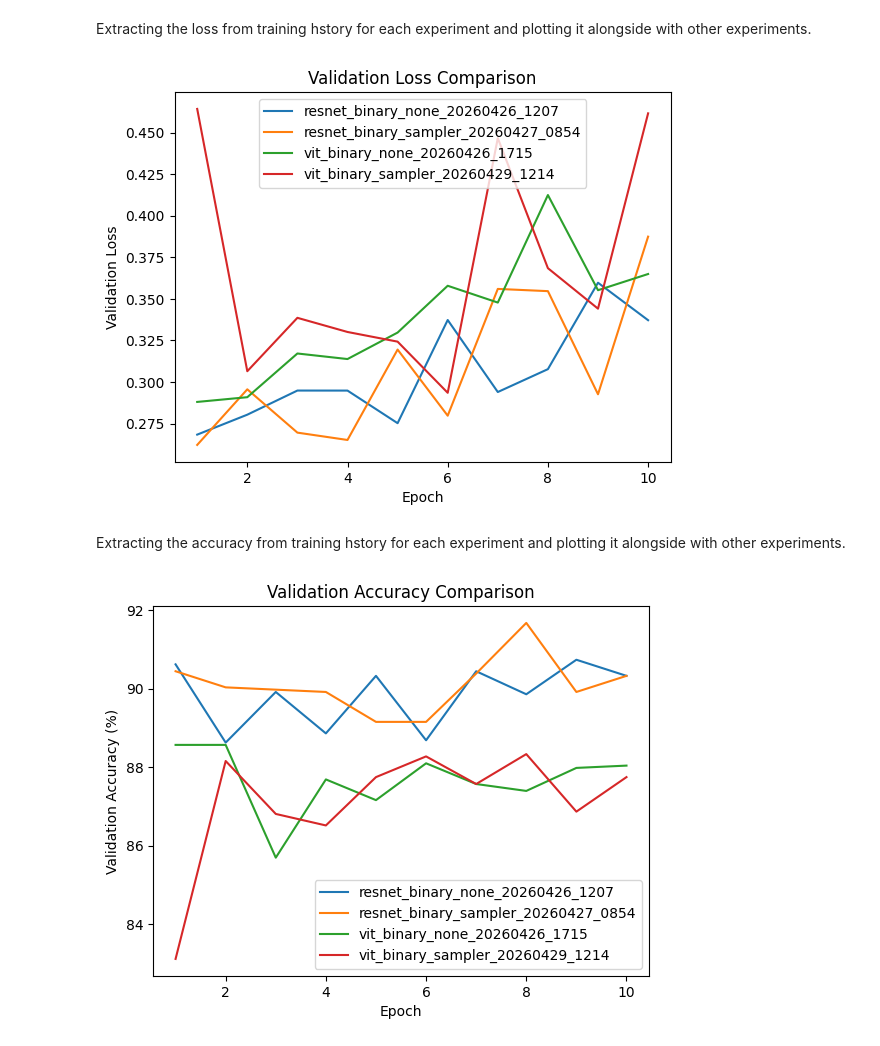
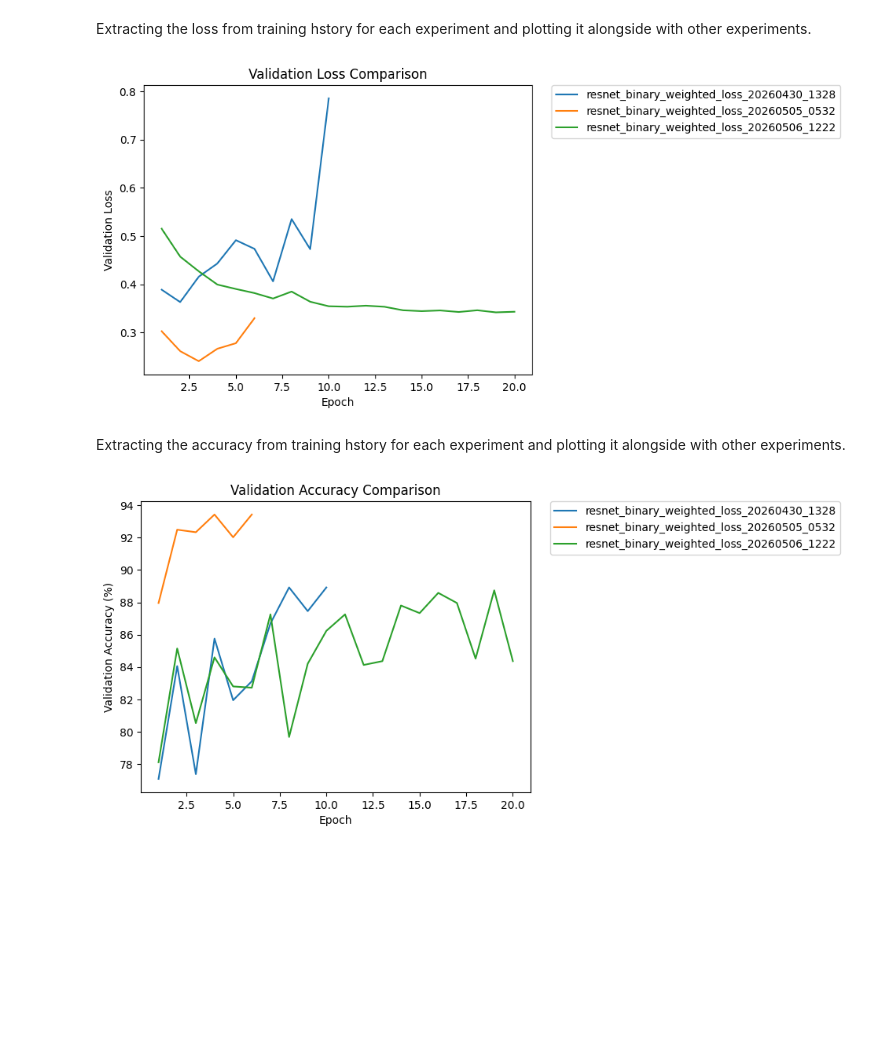
Before and after one commit to ZubikLena/accidental-renaissance-thesis, a Jupyter notebook: notebooks/Training Analysis.ipynb, the cells around one changed output. Drawn from its saved outputs; the diff is of its cells as text; code cells hidden in the pictures; blank space fills up the shorter version.

Commit message:
resnet training

```diff
--- a/notebooks/Training Analysis.ipynb
+++ b/notebooks/Training Analysis.ipynb
@@ -16,0 +214,29 @@ import pandas as pd
+# %%
+# Detailed per-model analysis for each test split
+for exp_name, models_results in test_results.items():
+    for model_name, result in models_results.items():
+        preds = result["predictions"]
+        labels = result["labels"]
+        num_classes = result["num_classes"]
+
+        print(f"\n{'='*60}")
+        print(f"Test Split: {exp_name} | Model: {model_name.upper()}")
+        print(f"{'='*60}")
+
+        # Classification report
+        class_names = [str(i) for i in range(num_classes)]
+        print(f"\nAccuracy: {accuracy_score(labels, preds):.4f}")
+        print("\nPer-class Metrics:")
+        print(classification_report(labels, preds, target_names=class_names))
+
+        # Confusion matrix
+        cm = confusion_matrix(labels, preds, labels=range(num_classes))
+
+        plt.figure(figsize=(8, 6))
+        sns.heatmap(cm, annot=True, fmt='d', cmap='Blues',
+                    xticklabels=class_names, yticklabels=class_names)
+        plt.title(f"Confusion Matrix - {model_name.upper()} ({exp_name})")
+        plt.ylabel("True Label")
+        plt.xlabel("Predicted Label")
+        plt.tight_layout()
+        plt.show()
@@ -44,33 +309,35 @@ Extracting the loss from training hstory for each experiment and plotting it alo
 # %%
 plt.figure()
 
 for name, history in experiments.items():
-    epochs = range(1, len(history["val_loss"]) + 1)
-    plt.plot(epochs, history["val_loss"], label=name)
+    if "resnet_binary_w" in name:
+        epochs = range(1, len(history["val_loss"]) + 1)
+        plt.plot(epochs, history["val_loss"], label=name)
 
 plt.xlabel("Epoch")
 plt.ylabel("Validation Loss")
 plt.title("Validation Loss Comparison")
-plt.legend()
+plt.legend(bbox_to_anchor=(1.05, 1), loc='upper left', borderaxespad=0.)
 plt.show()
 # %% [output]
-[figure, old version]
+[figure, new version]
 # %% [markdown]
 Extracting the accuracy from training hstory for each experiment and plotting it alongside with other experiments.
 # %%
 plt.figure()
 
 for name, history in experiments.items():
-    epochs = range(1, len(history["val_acc"]) + 1)
-    plt.plot(epochs, history["val_acc"], label=name)
+    if "resnet_binary_w" in name:
+        epochs = range(1, len(history["val_acc"]) + 1)
+        plt.plot(epochs, history["val_acc"], label=name)
 
 plt.xlabel("Epoch")
 plt.ylabel("Validation Accuracy (%)")
 plt.title("Validation Accuracy Comparison")
-plt.legend()
+plt.legend(bbox_to_anchor=(1.05, 1), loc='upper left', borderaxespad=0.)
 plt.show()
 # %% [output]
-[figure, old version]
+[figure, new version]
 # %%
 results = []
 
```
Also changed, not shown: parts of 13 cells of this notebook.
